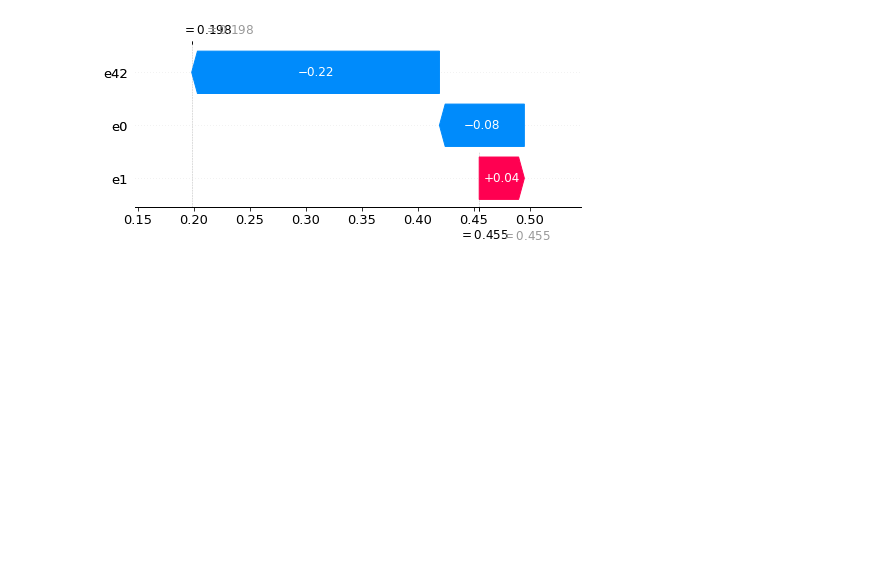
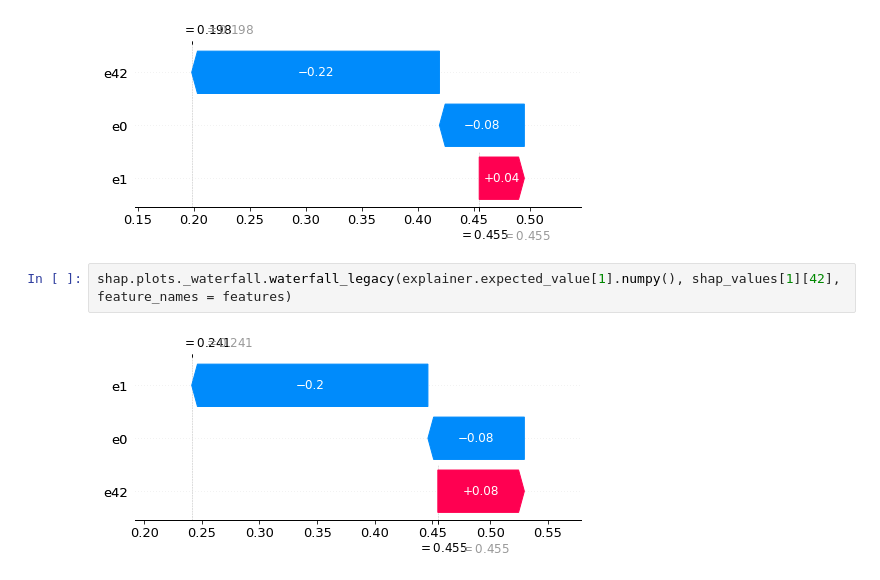
Before and after one commit to pabloschwarzenberg/CINF104, a Jupyter notebook: xai/analisis42.ipynb, the cells around one changed output. Saved outputs shown, nothing was run; the diff lists cells and outputs as text; blank space fills up the shorter version.

```diff
--- a/xai/analisis42.ipynb
+++ b/xai/analisis42.ipynb
@@ -148,3 +148,7 @@ Cuando reversamos el análisis, y revisamos en la clase 1, vemos que e0 disminuy
 shap.plots._waterfall.waterfall_legacy(explainer.expected_value[1].numpy(), shap_values[1][33], feature_names = features)
 # %% [output]
 [figure]
+# %%
+shap.plots._waterfall.waterfall_legacy(explainer.expected_value[1].numpy(), shap_values[1][42], feature_names = features)
+# %% [output]
+[figure, added]
```
